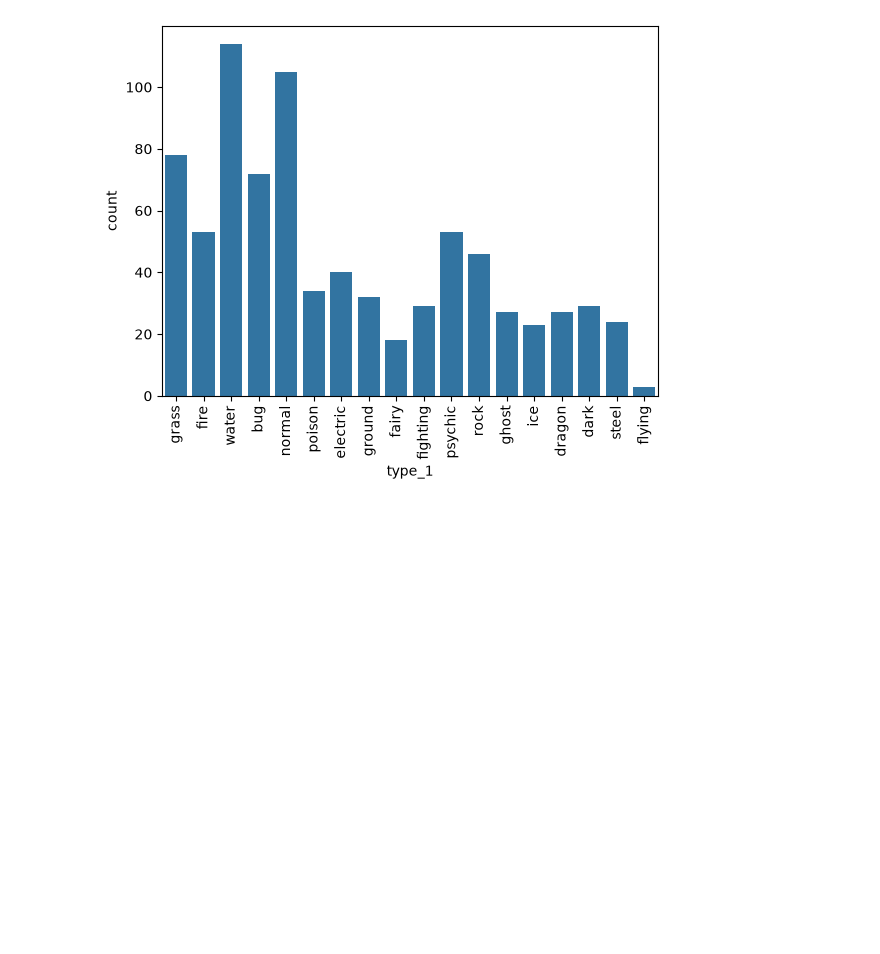
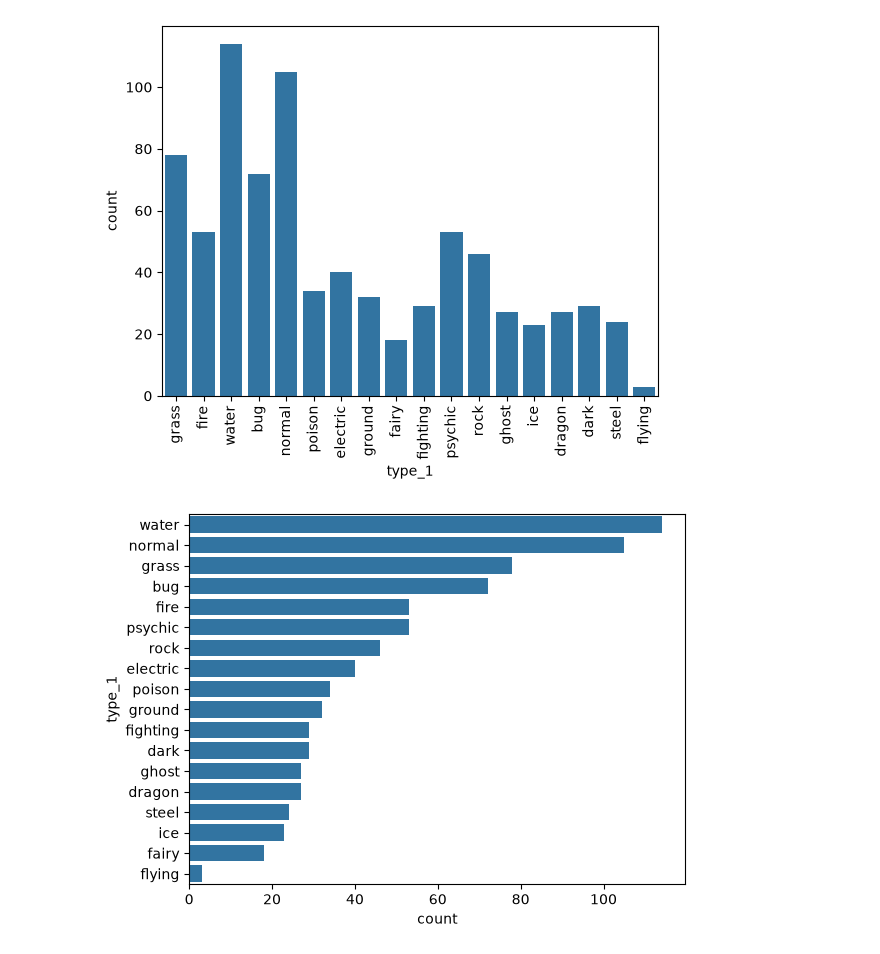
Before and after one commit to DeveloperDolon/data_analysis_learning, a Jupyter notebook: Matplotlib_BarChart.ipynb, the cells around one changed output. Saved outputs shown, nothing was run; the diff lists cells and outputs as text; code cells hidden in the pictures; blank space fills up the shorter version.

```diff
--- a/Matplotlib_BarChart.ipynb
+++ b/Matplotlib_BarChart.ipynb
@@ -82,4 +82,7 @@ plt.show()
 [figure]
 # %%
 type_order = pokemon["type_1"].value_counts().index
-sb.count
+sb.countplot(data=pokemon, y="type_1", color=base_color, order=type_order)
+plt.show()
+# %% [output]
+[figure, added]
```
Also changed, not shown: 1 other file.
